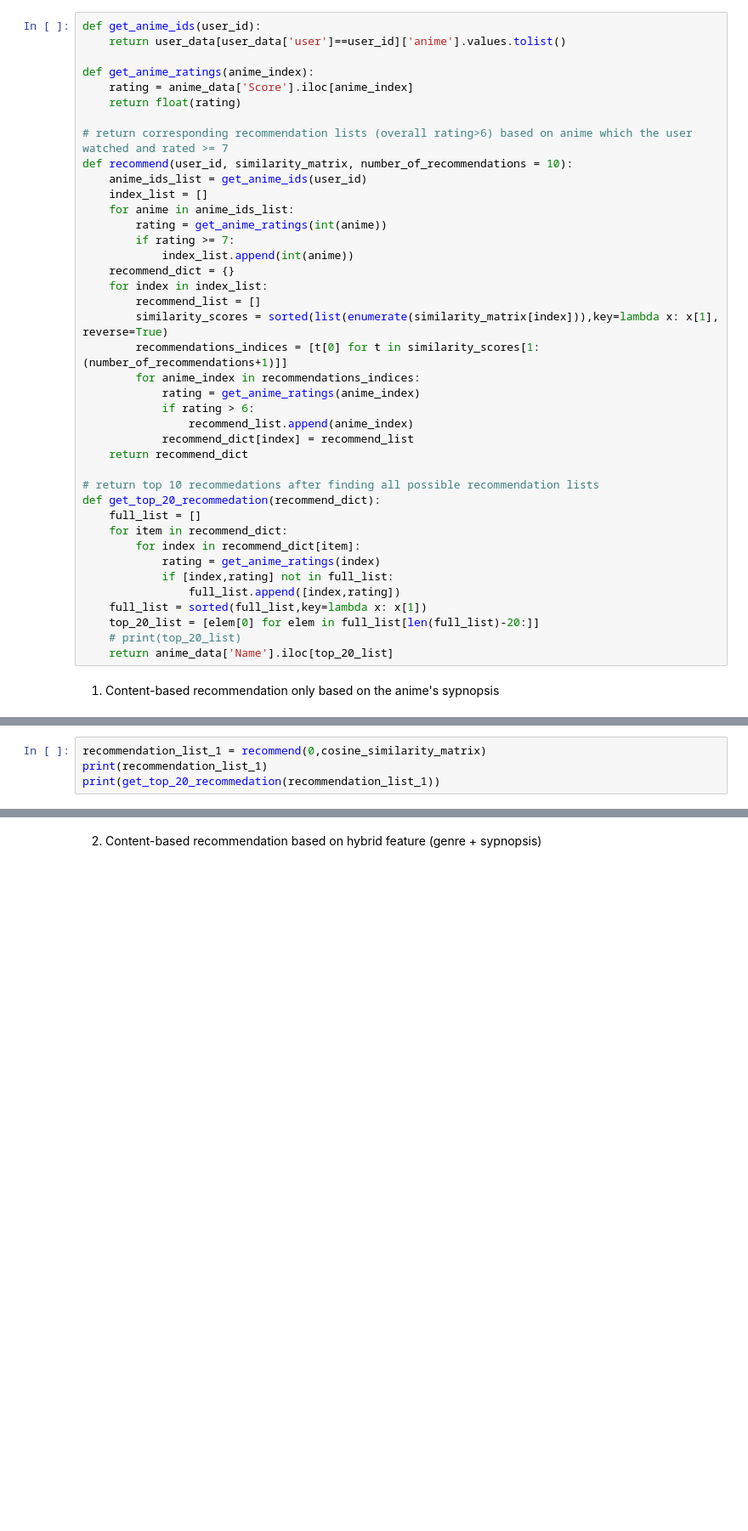
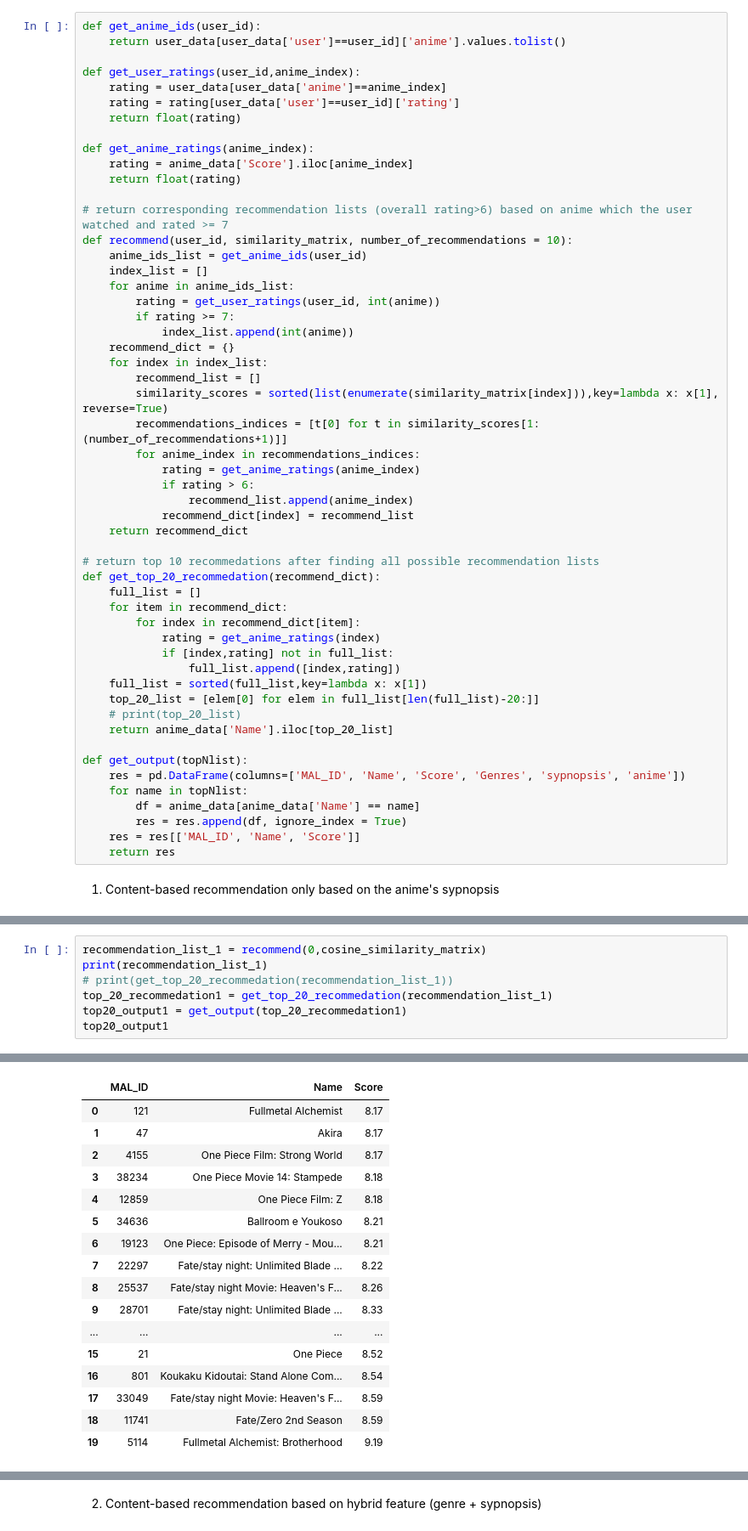
Before and after one commit to Yilun-Fu/Recommendation-Systems-for-an-Anime-Dataset, a Jupyter notebook: content_based.ipynb, the cells around one changed output, grey strips where cells are left out. Shown: that part at 85% size. Drawn from its saved outputs; the diff is of its cells as text; blank space fills up the shorter version.

```diff
--- a/content_based.ipynb
+++ b/content_based.ipynb
@@ -95,6 +97,11 @@ print(len(user_ids))
 # %%
 def get_anime_ids(user_id):
     return user_data[user_data['user']==user_id]['anime'].values.tolist()
+
+def get_user_ratings(user_id,anime_index):
+    rating = user_data[user_data['anime']==anime_index]
+    rating = rating[user_data['user']==user_id]['rating']
+    return float(rating)
 
 def get_anime_ratings(anime_index):
     rating = anime_data['Score'].iloc[anime_index]
@@ -105,7 +112,7 @@ def recommend(user_id, similarity_matrix, number_of_recommendations = 10):
     anime_ids_list = get_anime_ids(user_id)
     index_list = []
     for anime in anime_ids_list:
-        rating = get_anime_ratings(int(anime))
+        rating = get_user_ratings(user_id, int(anime))
         if rating >= 7:
             index_list.append(int(anime))
     recommend_dict = {}
@@ -132,6 +139,14 @@ def get_top_20_recommedation(recommend_dict):
     top_20_list = [elem[0] for elem in full_list[len(full_list)-20:]]
     # print(top_20_list)
     return anime_data['Name'].iloc[top_20_list]
+
+def get_output(topNlist):
+    res = pd.DataFrame(columns=['MAL_ID', 'Name', 'Score', 'Genres', 'sypnopsis', 'anime'])
+    for name in topNlist:
+        df = anime_data[anime_data['Name'] == name]
+        res = res.append(df, ignore_index = True)
+    res = res[['MAL_ID', 'Name', 'Score']]
+    return res
 # %% [markdown]
 1. Content-based recommendation only based on the anime's sypnopsis
 # %%
@@ -157,5 +172,8 @@ plt.colorbar()
 # %%
 recommendation_list_1 = recommend(0,cosine_similarity_matrix)
 print(recommendation_list_1)
-print(get_top_20_recommedation(recommendation_list_1))
+# print(get_top_20_recommedation(recommendation_list_1))
+top_20_recommedation1 = get_top_20_recommedation(recommendation_list_1)
+top20_output1 = get_output(top_20_recommedation1)
+top20_output1
 # %% [output]
@@ -178,0 +181,17 @@ Name: Name, dtype: object
+|  | MAL_ID | Name | Score |
+| 0 | 121 | Fullmetal Alchemist | 8.17 |
+| 1 | 47 | Akira | 8.17 |
+| 2 | 4155 | One Piece Film: Strong World | 8.17 |
+| 3 | 38234 | One Piece Movie 14: Stampede | 8.18 |
+| 4 | 12859 | One Piece Film: Z | 8.18 |
+| 5 | 34636 | Ballroom e Youkoso | 8.21 |
+| 6 | 19123 | One Piece: Episode of Merry - Mou... | 8.21 |
+| 7 | 22297 | Fate/stay night: Unlimited Blade ... | 8.22 |
+| 8 | 25537 | Fate/stay night Movie: Heaven's F... | 8.26 |
+| 9 | 28701 | Fate/stay night: Unlimited Blade ... | 8.33 |
+| ... | ... | ... | ... |
+| 15 | 21 | One Piece | 8.52 |
+| 16 | 801 | Koukaku Kidoutai: Stand Alone Com... | 8.54 |
+| 17 | 33049 | Fate/stay night Movie: Heaven's F... | 8.59 |
+| 18 | 11741 | Fate/Zero 2nd Season | 8.59 |
+| 19 | 5114 | Fullmetal Alchemist: Brotherhood | 9.19 |
```
Also changed, not shown: parts of 13 cells of this notebook, 1 other file.
